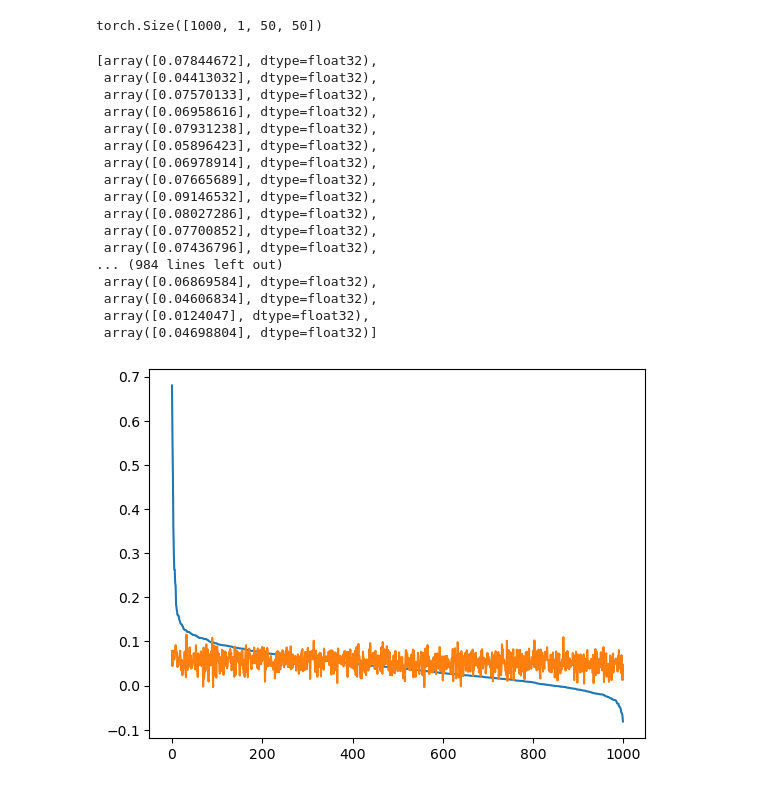
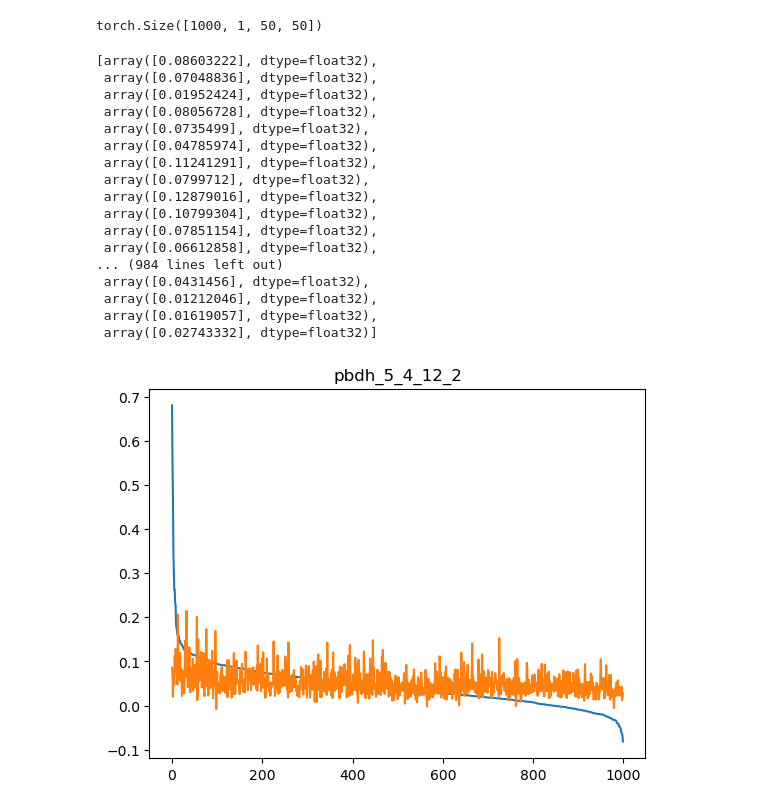
Before and after one commit to lucanren/tang-vit, a Jupyter notebook: plot-tuning-curve.ipynb, the cells around one changed output. Saved outputs shown, nothing was run; the diff lists cells and outputs as text; code cells hidden in the pictures.

```diff
--- a/plot-tuning-curve.ipynb
+++ b/plot-tuning-curve.ipynb
@@ -13,6 +13,19 @@ from torchsummary import summary
 
 import numpy as np
 # %%
+import torch
+import torch.nn.functional as F
+import matplotlib.pyplot as plt
+from torch import nn
+from torch import Tensor
+from PIL import Image
+from torchvision.transforms import Compose, Resize, ToTensor
+from einops import rearrange, reduce, repeat
+from einops.layers.torch import Rearrange, Reduce
+from torchsummary import summary
+import numpy as np
+from torch.utils.data import Dataset,DataLoader
+
 def patchify(images, n_patches):
     n,c,h,w = images.shape
     patches = torch.zeros(n,n_patches**2, h*w//n_patches**2) #(34000, 100,25)
@@ -33,7 +46,7 @@ def get_positional_embeddings(sequence_length,d):
     return result
 
 class MSA(nn.Module):
-    def __init__(self, d, n_heads=1):
+    def __init__(self, d, n_heads=2):
         super(MSA, self).__init__()
         self.d = d
         self.n_heads = n_heads
@@ -86,7 +99,7 @@ class ViTBlock(nn.Module):
         return out
 
 class tang_vit(nn.Module):
-    def __init__(self,chw = (1,50,50),n_patches =25,n_blocks=2,hidden_d=12, n_heads=2):
+    def __init__(self,chw = (1,50,50),n_patches =10,n_blocks=4,hidden_d=12, n_heads=2):
         super(tang_vit,self).__init__()
 
         self.chw = chw
@@ -116,7 +129,7 @@ class tang_vit(nn.Module):
         self.flatten = nn.Flatten()
 
         #linear
-        self.linear = nn.Linear(25*25*12,1) #nn.Linear(self.hidden_d,1)
+        self.linear = nn.Linear((n_patches**2) *hidden_d,1) #nn.Linear(self.hidden_d,1)
 
     def forward(self, images):
         n,c,h,w = images.shape
@@ -138,7 +151,6 @@ class tang_vit(nn.Module):
         out = self.flatten(out)
         return self.linear(out)
 
-from torch.utils.data import Dataset,DataLoader
 class ImageDataset(Dataset):
     def __init__(self, data, labels, num_neurons):
         self.data = data
@@ -165,11 +177,11 @@ print(resp.shape)
 numneurons = 1
 dataset = ImageDataset(img,resp,numneurons)
 loader = DataLoader(dataset,8,shuffle=True)
-net = tang_vit()#models 1 neuron
+net = tang_vit(n_patches=5,n_blocks=4,hidden_d=12,n_heads=2)#models 1 neuron
 opt = torch.optim.Adam(net.parameters(),lr=0.001)
 lfunc = torch.nn.MSELoss()
-vimg = np.load('../cnn-neuron/all_sites_data_prepared/pics_data/val_img_m1s1.npy')
-vresp = np.load('../cnn-neuron/all_sites_data_prepared/New_response_data/valRsp_m1s1.npy')
+vimg = np.load('../all_sites_data_prepared/pics_data/val_img_m1s1.npy')
+vresp = np.load('../all_sites_data_prepared/New_response_data/valRsp_m1s1.npy')
 vimg = np.reshape(vimg,(1000,1,50,50))
 vdataset = ImageDataset(vimg,vresp,numneurons)
 vloader = DataLoader(vdataset,len(vresp),shuffle=False)#
@@ -190,7 +202,7 @@ plt.show()
 # %% [output]
 [figure]
 # %%
-net.load_state_dict(torch.load("./model11.pth"))
+net.load_state_dict(torch.load("./model-best5.pth"))
 # %% [output]
 <All keys matched successfully>
 # %%
@@ -253,29 +265,30 @@ for i in ord:
     n0netord.append(r[i])
 n0netord
 # %% [output]
-[array([0.07844672], dtype=float32),
- array([0.04413032], dtype=float32),
- array([0.07570133], dtype=float32),
- array([0.06958616], dtype=float32),
- array([0.07931238], dtype=float32),
- array([0.05896423], dtype=float32),
- array([0.06978914], dtype=float32),
- array([0.07665689], dtype=float32),
- array([0.09146532], dtype=float32),
- array([0.08027286], dtype=float32),
- array([0.07700852], dtype=float32),
- array([0.07436796], dtype=float32),
+[array([0.08603222], dtype=float32),
+ array([0.07048836], dtype=float32),
+ array([0.01952424], dtype=float32),
+ array([0.08056728], dtype=float32),
+ array([0.0735499], dtype=float32),
+ array([0.04785974], dtype=float32),
+ array([0.11241291], dtype=float32),
+ array([0.0799712], dtype=float32),
+ array([0.12879016], dtype=float32),
+ array([0.10799304], dtype=float32),
+ array([0.07851154], dtype=float32),
+ array([0.06612858], dtype=float32),
 ... (984 lines left out)
- array([0.06869584], dtype=float32),
- array([0.04606834], dtype=float32),
- array([0.0124047], dtype=float32),
- array([0.04698804], dtype=float32)]
+ array([0.0431456], dtype=float32),
+ array([0.01212046], dtype=float32),
+ array([0.01619057], dtype=float32),
+ array([0.02743332], dtype=float32)]
 # %%
 fig = plt.figure()
 ax1 = fig.add_subplot(111)
 
 ax1.plot([i for i in range(len(n0respord))],[x[1] for x in n0respord])
 ax1.plot([i for i in range(len(n0netord))],[x for x in n0netord])
+plt.title("pbdh_5_4_12_2")
 plt.show()
 # %% [output]
-[figure, old version]
+[figure, new version]
```
Also changed, not shown: parts of 3 cells of this notebook, 43 other files.
